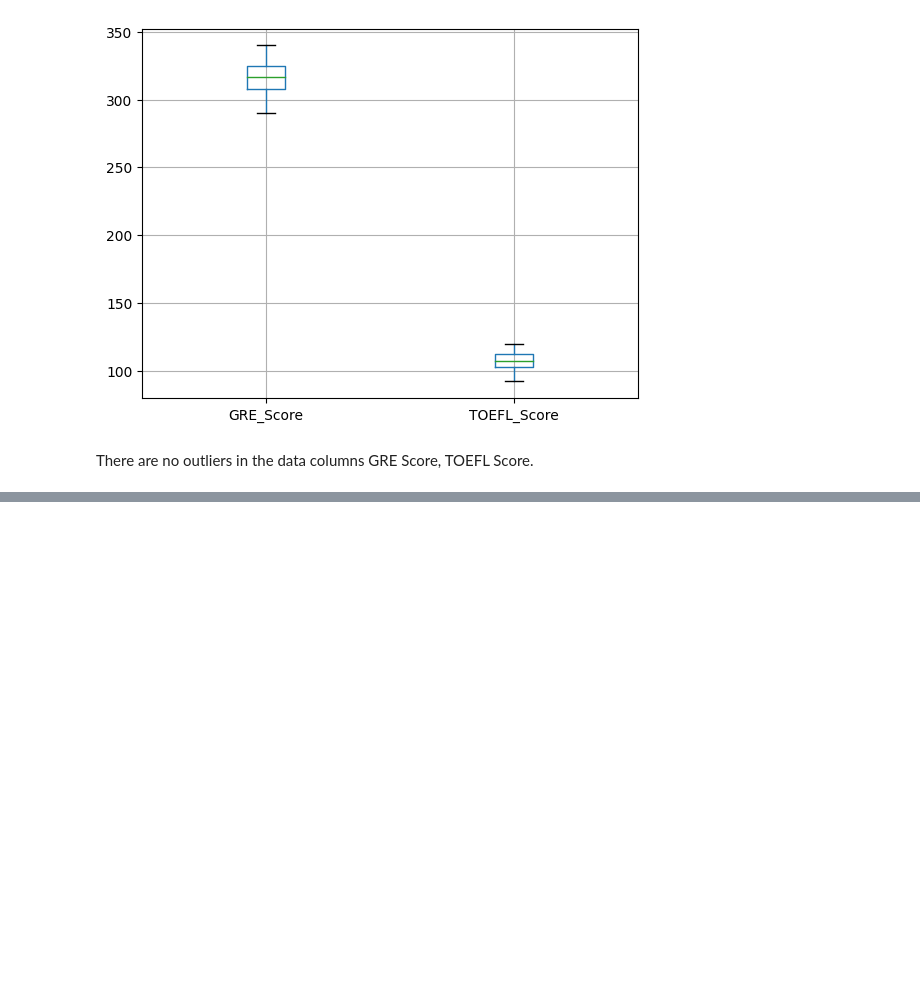
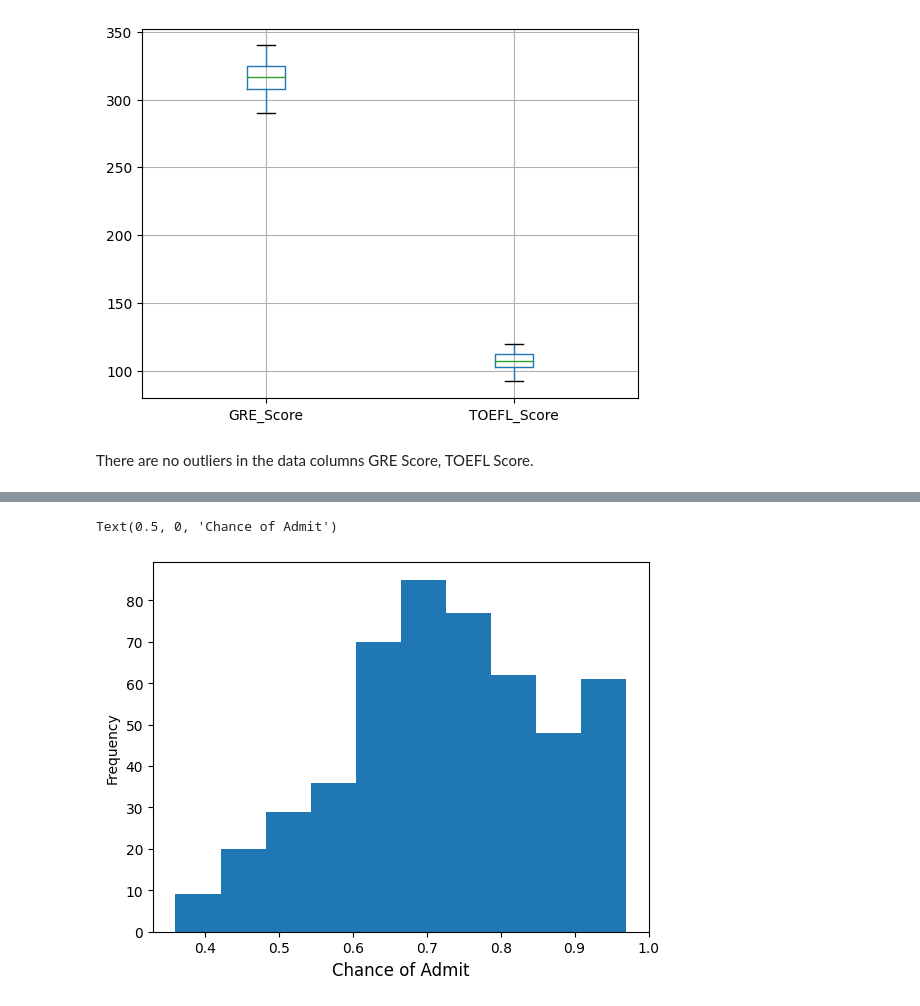
Before and after one commit to JudeTulel/GraduateAdmissionsPrediction, a Jupyter notebook: GraduateAdmissionsPrediction.ipynb, the cells around one changed output, grey strips where cells are left out. Drawn from its saved outputs; the diff is of its cells as text; code cells hidden in the pictures; blank space fills up the shorter version.

```diff
--- a/GraduateAdmissionsPrediction.ipynb
+++ b/GraduateAdmissionsPrediction.ipynb
@@ -168,0 +207,8 @@ There are outliers in the data columns CGPA, LOR.
+# %%
+#calculating the quartiles for each column
+Q1 = df_copy.quantile(0.25)
+#Q1 is the first quartile
+Q3 = df_copy.quantile(0.75)
+#Q3 is the third quartile
+IQR = Q3 - Q1
+print(IQR)
@@ -168,0 +224,5 @@ There are outliers in the data columns CGPA, LOR.
+# %%
+#identifying outliers
+lower_limit = Q1 - (1.5 * IQR)
+upper_limit = Q3 + (1.5 * IQR)
+lower_limit
@@ -168,0 +250,4 @@ There are outliers in the data columns CGPA, LOR.
+# %%
+#removing the outliers
+df_copy = df_copy[~((df_copy < lower_limit) | (df_copy > upper_limit)).any(axis = 1)]
+df_copy.shape
@@ -168,0 +256,4 @@ There are outliers in the data columns CGPA, LOR.
+# %%
+dfAdmissionPredict = df_copy.copy()
+#copying the dataframe to dfAdmissionPredict
+dfAdmissionPredict.shape
@@ -168,0 +266,7 @@ There are outliers in the data columns CGPA, LOR.
+# %%
+#Chance of Admit histogram
+dfAdmissionPredict['Chance_of_Admit'].plot.hist()
+plt.xlabel('Chance of Admit', fontsize = 12)
+# %% [output]
+Text(0.5, 0, 'Chance of Admit')
+[figure, added]
```
Also changed, not shown: parts of 47 cells of this notebook.
